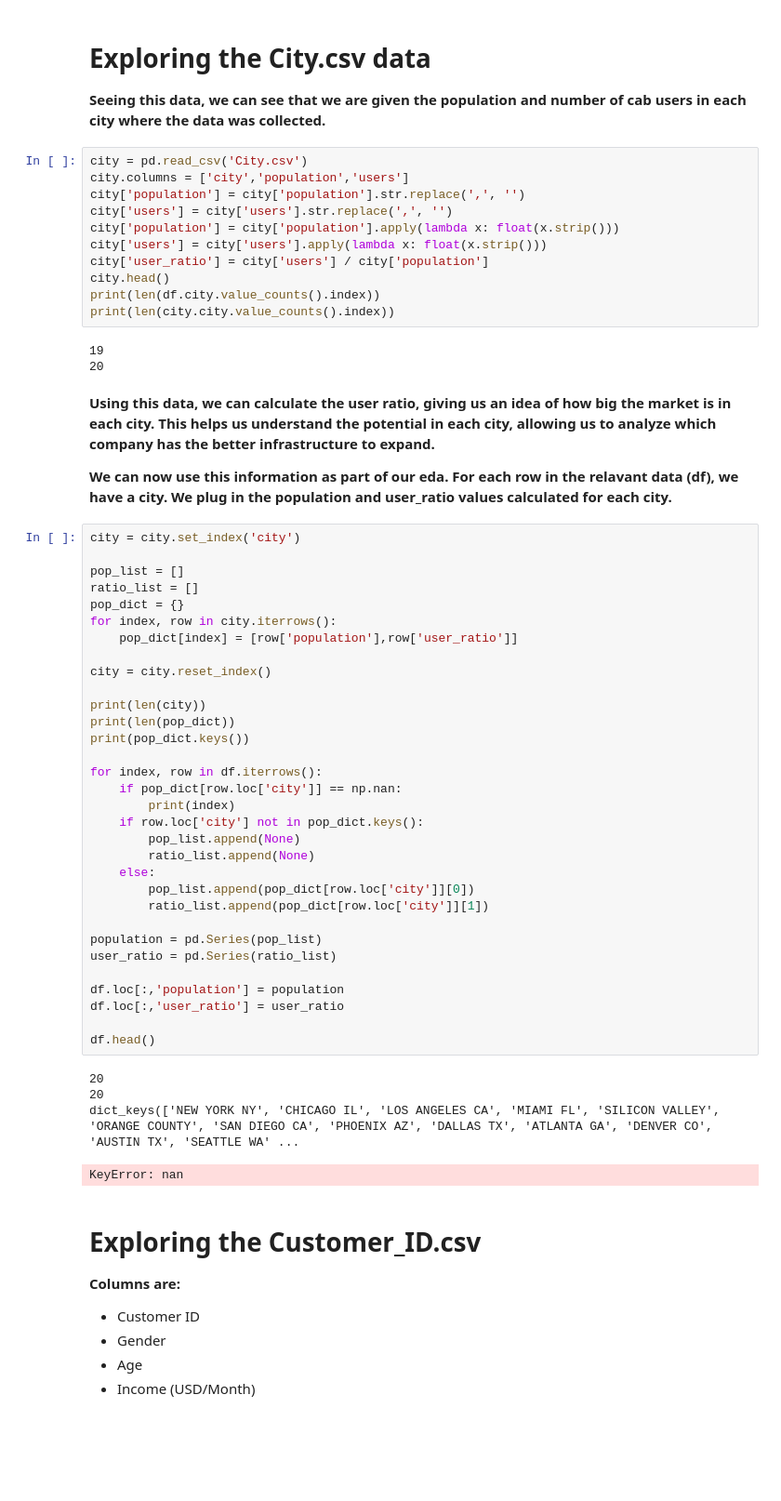
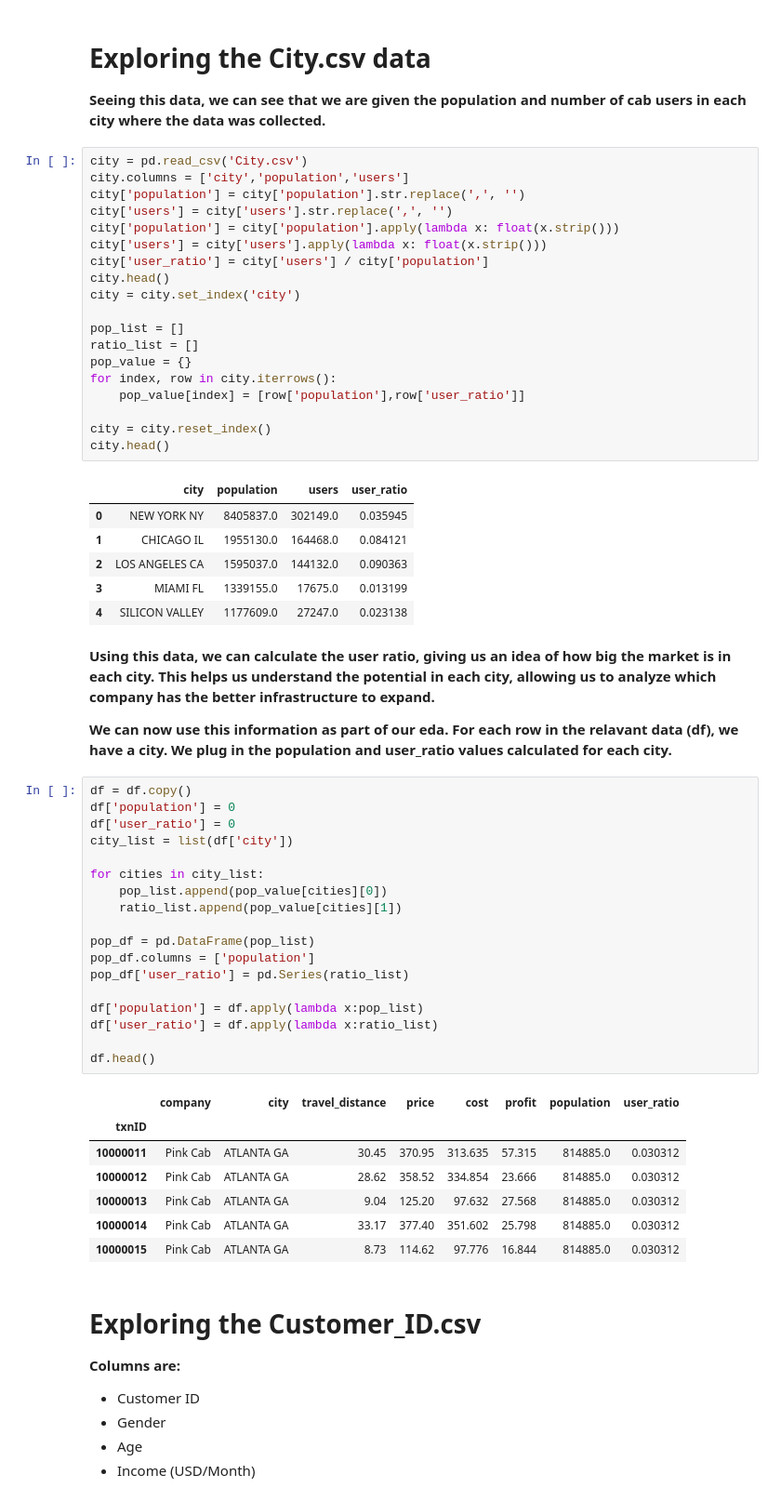
Before and after one commit to udbhavbalaji/G2M-Cab-Industry, a Jupyter notebook: EDA for G2M Cab Industry.ipynb, the cells around one changed output. Shown at 93% size. Cells and saved outputs as stored; diff of their text form; blank space fills up the shorter version.

Commit message:
Updated EDA notebook
Added the population and user_ratio data to the required dataframe. Introductory Exploration into Customer_ID.csv.

```diff
--- a/EDA for G2M Cab Industry.ipynb
+++ b/EDA for G2M Cab Industry.ipynb
@@ -265,52 +265,53 @@ city['population'] = city['population'].apply(lambda x: float(x.strip()))
 city['users'] = city['users'].apply(lambda x: float(x.strip()))
 city['user_ratio'] = city['users'] / city['population']
 city.head()
-print(len(df.city.value_counts().index))
-print(len(city.city.value_counts().index))
+city = city.set_index('city')
+
+pop_list = []
+ratio_list = []
+pop_value = {}
+for index, row in city.iterrows():
+    pop_value[index] = [row['population'],row['user_ratio']]
+
+city = city.reset_index()
+city.head()
 # %% [output]
-19
-20
+|  | city | population | users | user_ratio |
+| 0 | NEW YORK NY | 8405837.0 | 302149.0 | 0.035945 |
+| 1 | CHICAGO IL | 1955130.0 | 164468.0 | 0.084121 |
+| 2 | LOS ANGELES CA | 1595037.0 | 144132.0 | 0.090363 |
+| 3 | MIAMI FL | 1339155.0 | 17675.0 | 0.013199 |
+| 4 | SILICON VALLEY | 1177609.0 | 27247.0 | 0.023138 |
 # %% [markdown]
 __Using this data, we can calculate the user ratio, giving us an idea of how big the market is in each city. This helps us understand the potential in each  city, allowing us to analyze which company has the better infrastructure to expand.__
 
 __We can now use this information as part of our eda. For each row in the relavant data (df), we have a city. We plug in the population and user_ratio values calculated for each city.__
 # %%
-city = city.set_index('city')
+df = df.copy()
+df['population'] = 0
+df['user_ratio'] = 0
+city_list = list(df['city'])
 
-pop_list = []
-ratio_list = []
-pop_dict = {}
-for index, row in city.iterrows():
-    pop_dict[index] = [row['population'],row['user_ratio']]
+for cities in city_list:
+    pop_list.append(pop_value[cities][0])
+    ratio_list.append(pop_value[cities][1])
 
-city = city.reset_index()
+pop_df = pd.DataFrame(pop_list)
+pop_df.columns = ['population']
+pop_df['user_ratio'] = pd.Series(ratio_list)
 
-print(len(city))
-print(len(pop_dict))
-print(pop_dict.keys())
-
-for index, row in df.iterrows():
-    if pop_dict[row.loc['city']] == np.nan:
-        print(index)
-    if row.loc['city'] not in pop_dict.keys():
-        pop_list.append(None)
-        ratio_list.append(None)
-    else:
-        pop_list.append(pop_dict[row.loc['city']][0])
-        ratio_list.append(pop_dict[row.loc['city']][1])
-
-population = pd.Series(pop_list)
-user_ratio = pd.Series(ratio_list)
-
-df.loc[:,'population'] = population
-df.loc[:,'user_ratio'] = user_ratio
+df['population'] = df.apply(lambda x:pop_list)
+df['user_ratio'] = df.apply(lambda x:ratio_list)
 
 df.head()
 # %% [output]
-20
-20
-dict_keys(['NEW YORK NY', 'CHICAGO IL', 'LOS ANGELES CA', 'MIAMI FL', 'SILICON VALLEY', 'ORANGE COUNTY', 'SAN DIEGO CA', 'PHOENIX AZ', 'DALLAS TX', 'ATLANTA GA', 'DENVER CO', 'AUSTIN TX', 'SEATTLE WA' ...
-KeyError: nan
+|  | company | city | travel_distance | price | cost | profit | population | user_ratio |
+| txnID |  |  |  |  |  |  |  |  |
+| 10000011 | Pink Cab | ATLANTA GA | 30.45 | 370.95 | 313.635 | 57.315 | 814885.0 | 0.030312 |
+| 10000012 | Pink Cab | ATLANTA GA | 28.62 | 358.52 | 334.854 | 23.666 | 814885.0 | 0.030312 |
+| 10000013 | Pink Cab | ATLANTA GA | 9.04 | 125.20 | 97.632 | 27.568 | 814885.0 | 0.030312 |
+| 10000014 | Pink Cab | ATLANTA GA | 33.17 | 377.40 | 351.602 | 25.798 | 814885.0 | 0.030312 |
+| 10000015 | Pink Cab | ATLANTA GA | 8.73 | 114.62 | 97.776 | 16.844 | 814885.0 | 0.030312 |
 # %% [markdown]
 # Exploring the Customer_ID.csv
 
```
